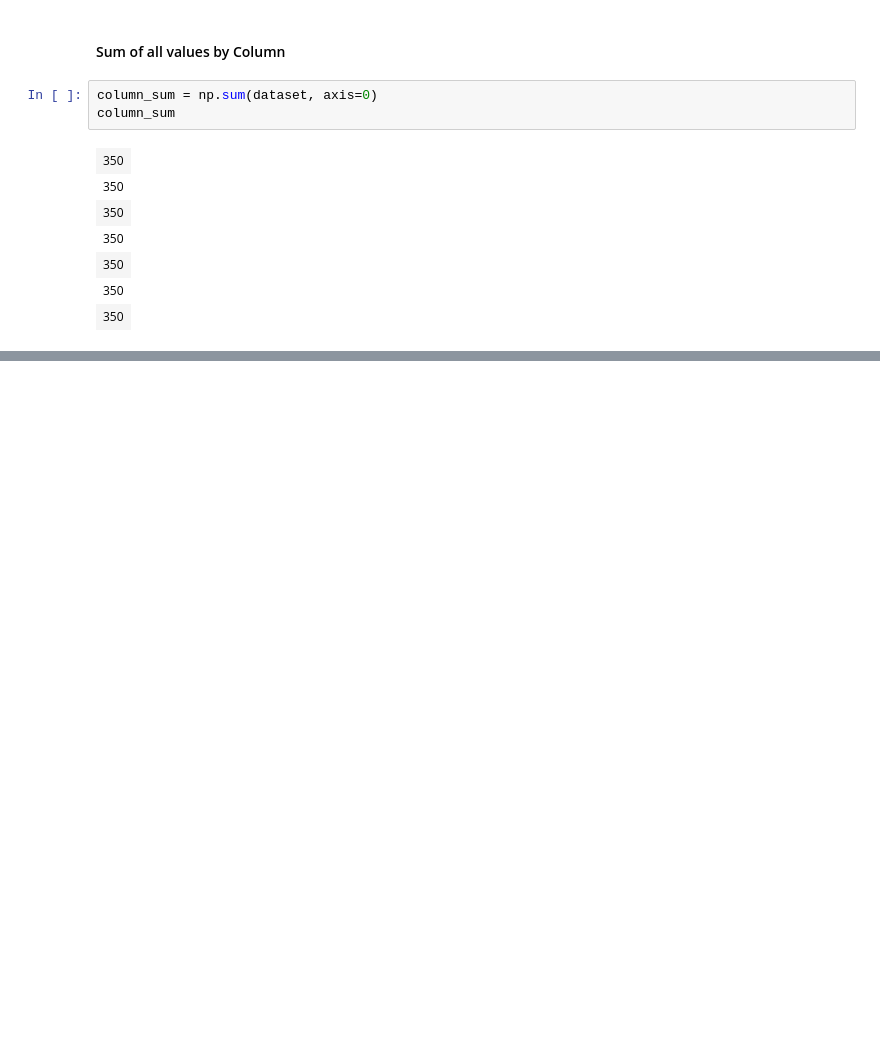
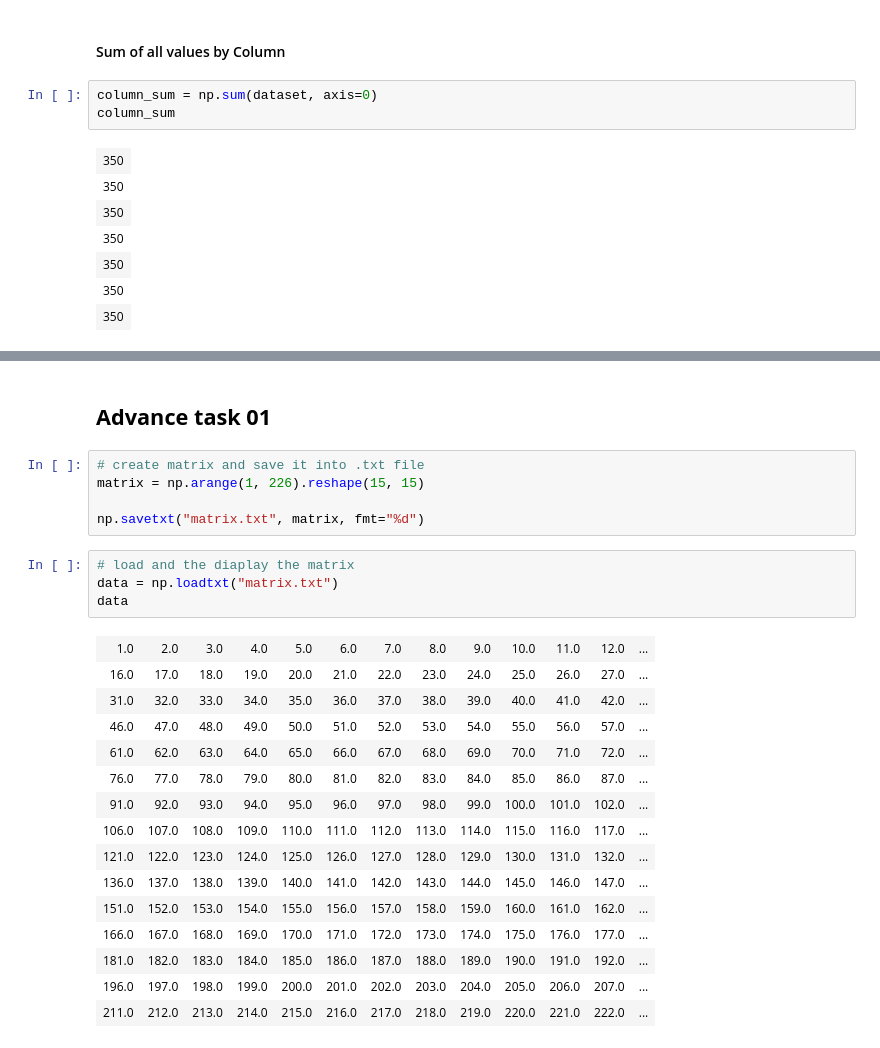
Before and after one commit to savinduthathsara-design/dataanalyticsexercises, a Jupyter notebook: Exercisesset01.ipynb, the cells around one changed output, grey strips where cells are left out. Cells and saved outputs as stored; diff of their text form; blank space fills up the shorter version.

Commit message:
Advance exercises 1 and 2 added

```diff
--- a/Exercisesset01.ipynb
+++ b/Exercisesset01.ipynb
@@ -536,0 +579,27 @@ column_sum
+# %% [markdown]
+## **Advance task 01**
+# %%
+# create matrix and save it into .txt file
+matrix = np.arange(1, 226).reshape(15, 15)
+
+np.savetxt("matrix.txt", matrix, fmt="%d")
+# %%
+# load and the diaplay the matrix
+data = np.loadtxt("matrix.txt")
+data
+# %% [output]
+| 1.0 | 2.0 | 3.0 | 4.0 | 5.0 | 6.0 | 7.0 | 8.0 | 9.0 | 10.0 | 11.0 | 12.0 | ... |
+| 16.0 | 17.0 | 18.0 | 19.0 | 20.0 | 21.0 | 22.0 | 23.0 | 24.0 | 25.0 | 26.0 | 27.0 | ... |
+| 31.0 | 32.0 | 33.0 | 34.0 | 35.0 | 36.0 | 37.0 | 38.0 | 39.0 | 40.0 | 41.0 | 42.0 | ... |
+| 46.0 | 47.0 | 48.0 | 49.0 | 50.0 | 51.0 | 52.0 | 53.0 | 54.0 | 55.0 | 56.0 | 57.0 | ... |
+| 61.0 | 62.0 | 63.0 | 64.0 | 65.0 | 66.0 | 67.0 | 68.0 | 69.0 | 70.0 | 71.0 | 72.0 | ... |
+| 76.0 | 77.0 | 78.0 | 79.0 | 80.0 | 81.0 | 82.0 | 83.0 | 84.0 | 85.0 | 86.0 | 87.0 | ... |
+| 91.0 | 92.0 | 93.0 | 94.0 | 95.0 | 96.0 | 97.0 | 98.0 | 99.0 | 100.0 | 101.0 | 102.0 | ... |
+| 106.0 | 107.0 | 108.0 | 109.0 | 110.0 | 111.0 | 112.0 | 113.0 | 114.0 | 115.0 | 116.0 | 117.0 | ... |
+| 121.0 | 122.0 | 123.0 | 124.0 | 125.0 | 126.0 | 127.0 | 128.0 | 129.0 | 130.0 | 131.0 | 132.0 | ... |
+| 136.0 | 137.0 | 138.0 | 139.0 | 140.0 | 141.0 | 142.0 | 143.0 | 144.0 | 145.0 | 146.0 | 147.0 | ... |
+| 151.0 | 152.0 | 153.0 | 154.0 | 155.0 | 156.0 | 157.0 | 158.0 | 159.0 | 160.0 | 161.0 | 162.0 | ... |
+| 166.0 | 167.0 | 168.0 | 169.0 | 170.0 | 171.0 | 172.0 | 173.0 | 174.0 | 175.0 | 176.0 | 177.0 | ... |
+| 181.0 | 182.0 | 183.0 | 184.0 | 185.0 | 186.0 | 187.0 | 188.0 | 189.0 | 190.0 | 191.0 | 192.0 | ... |
+| 196.0 | 197.0 | 198.0 | 199.0 | 200.0 | 201.0 | 202.0 | 203.0 | 204.0 | 205.0 | 206.0 | 207.0 | ... |
+| 211.0 | 212.0 | 213.0 | 214.0 | 215.0 | 216.0 | 217.0 | 218.0 | 219.0 | 220.0 | 221.0 | 222.0 | ... |
```
Also changed, not shown: parts of 14 cells of this notebook, 2 other files.
